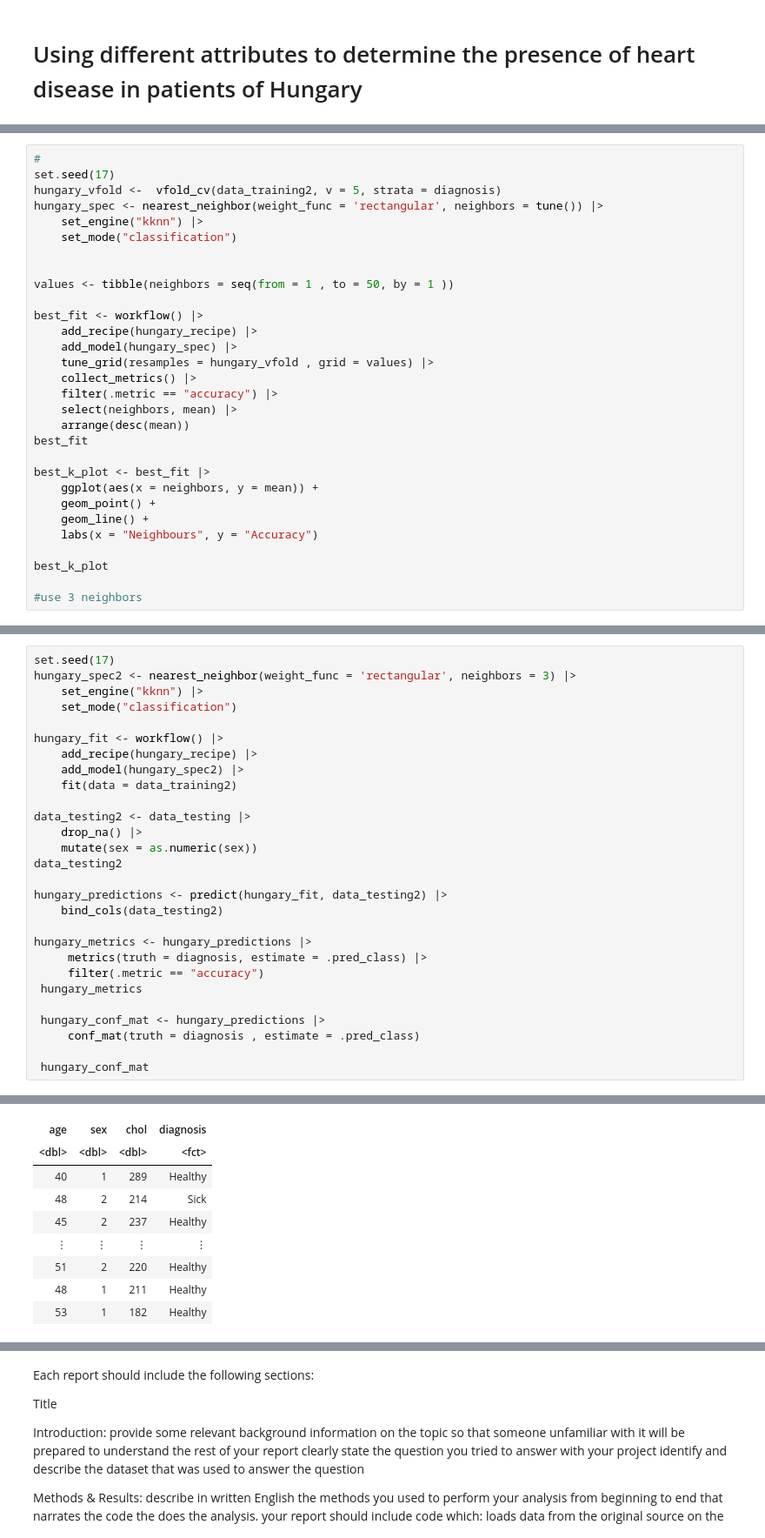
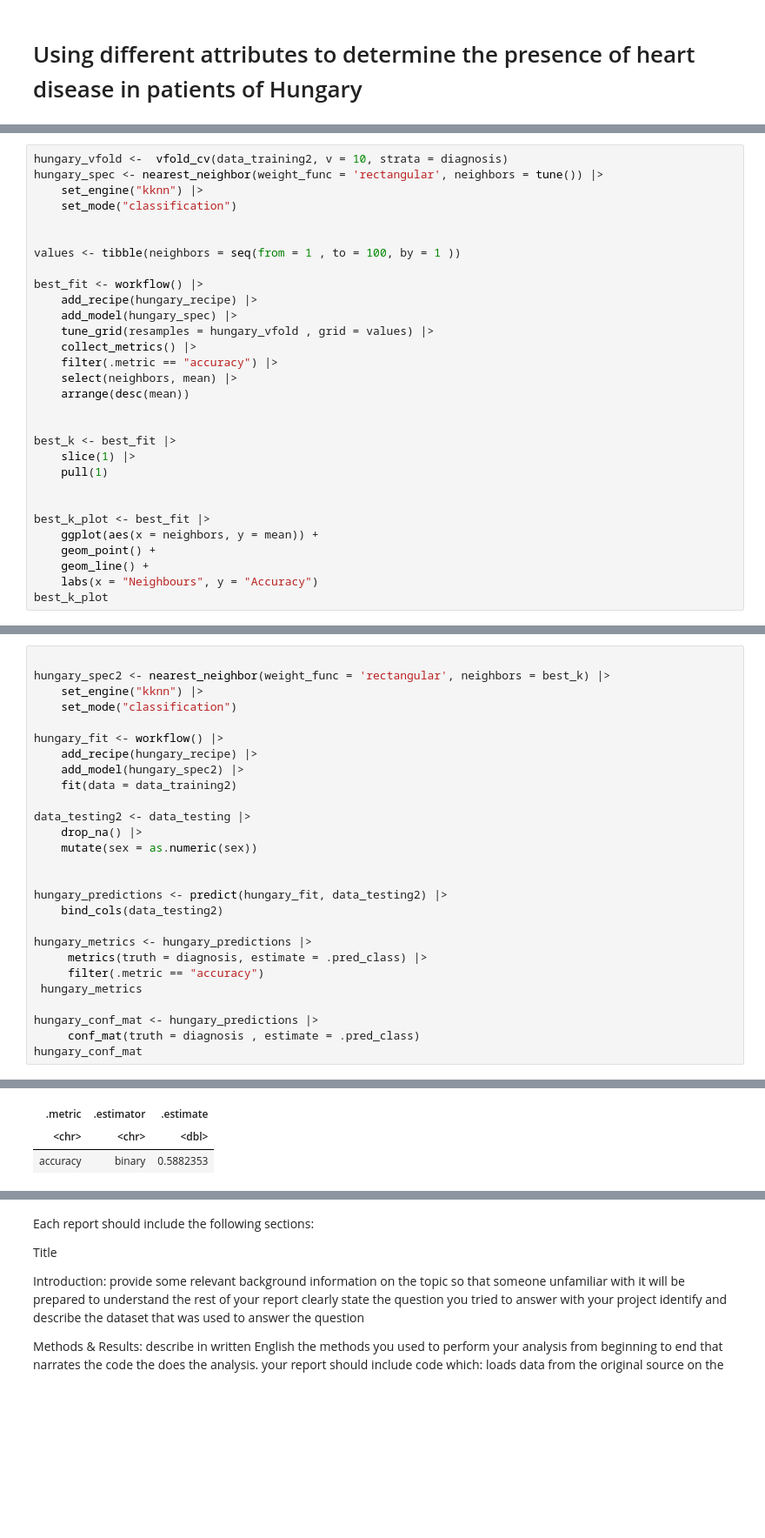
Before and after one commit to ANGUO17/dsci-100-2023w2-group-06, a Jupyter notebook: Group Project Report.ipynb, the cells around one changed output, grey strips where cells are left out. Shown at 87% size. Cells and saved outputs as stored; diff of their text form; blank space fills up the shorter version.

```diff
--- a/Group Project Report.ipynb
+++ b/Group Project Report.ipynb
@@ -157,13 +137,11 @@ predictor: 3
 # %%
-#
-set.seed(17)
-hungary_vfold <-  vfold_cv(data_training2, v = 5, strata = diagnosis)
+hungary_vfold <-  vfold_cv(data_training2, v = 10, strata = diagnosis)
 hungary_spec <- nearest_neighbor(weight_func = 'rectangular', neighbors = tune()) |>
     set_engine("kknn") |>
     set_mode("classification")
 
 
-values <- tibble(neighbors = seq(from = 1 , to = 50, by = 1 ))
+values <- tibble(neighbors = seq(from = 1 , to = 100, by = 1 ))
 
 best_fit <- workflow() |>
     add_recipe(hungary_recipe) |>
@@ -173,15 +151,17 @@ best_fit <- workflow() |>
     filter(.metric == "accuracy") |>
     select(neighbors, mean) |>
     arrange(desc(mean))
-best_fit
+
+
+best_k <- best_fit |>
+    slice(1) |>
+    pull(1)
+
 
 best_k_plot <- best_fit |>
     ggplot(aes(x = neighbors, y = mean)) +
     geom_point() +
     geom_line() +
     labs(x = "Neighbours", y = "Accuracy")
-
 best_k_plot
-
-#use 3 neighbors
 # %% [output]
@@ -199,6 +169,6 @@ A tibble: 50 × 2
 # %%
-set.seed(17)
-hungary_spec2 <- nearest_neighbor(weight_func = 'rectangular', neighbors = 3) |>
+
+hungary_spec2 <- nearest_neighbor(weight_func = 'rectangular', neighbors = best_k) |>
     set_engine("kknn") |>
     set_mode("classification")
 
@@ -210,7 +180,7 @@ hungary_fit <- workflow() |>
 data_testing2 <- data_testing |>
     drop_na() |>
     mutate(sex = as.numeric(sex))
-data_testing2
+
 
 hungary_predictions <- predict(hungary_fit, data_testing2) |>
     bind_cols(data_testing2)
@@ -220,8 +190,7 @@ hungary_metrics <- hungary_predictions |>
      filter(.metric == "accuracy")
  hungary_metrics
 
- hungary_conf_mat <- hungary_predictions |>
+hungary_conf_mat <- hungary_predictions |>
      conf_mat(truth = diagnosis , estimate = .pred_class)
-
- hungary_conf_mat
+hungary_conf_mat
 # %% [output]
@@ -229,9 +198,3 @@ A data.frame: 69 × 4
-| age | sex | chol | diagnosis |
-| <dbl> | <dbl> | <dbl> | <fct> |
-| 40 | 1 | 289 | Healthy |
-| 48 | 2 | 214 | Sick |
-| 45 | 2 | 237 | Healthy |
-| ⋮ | ⋮ | ⋮ | ⋮ |
-| 51 | 2 | 220 | Healthy |
-| 48 | 1 | 211 | Healthy |
-| 53 | 1 | 182 | Healthy |
+| .metric | .estimator | .estimate |
+| <chr> | <chr> | <dbl> |
+| accuracy | binary | 0.5882353 |
```
Also changed, not shown: parts of 9 cells of this notebook.
